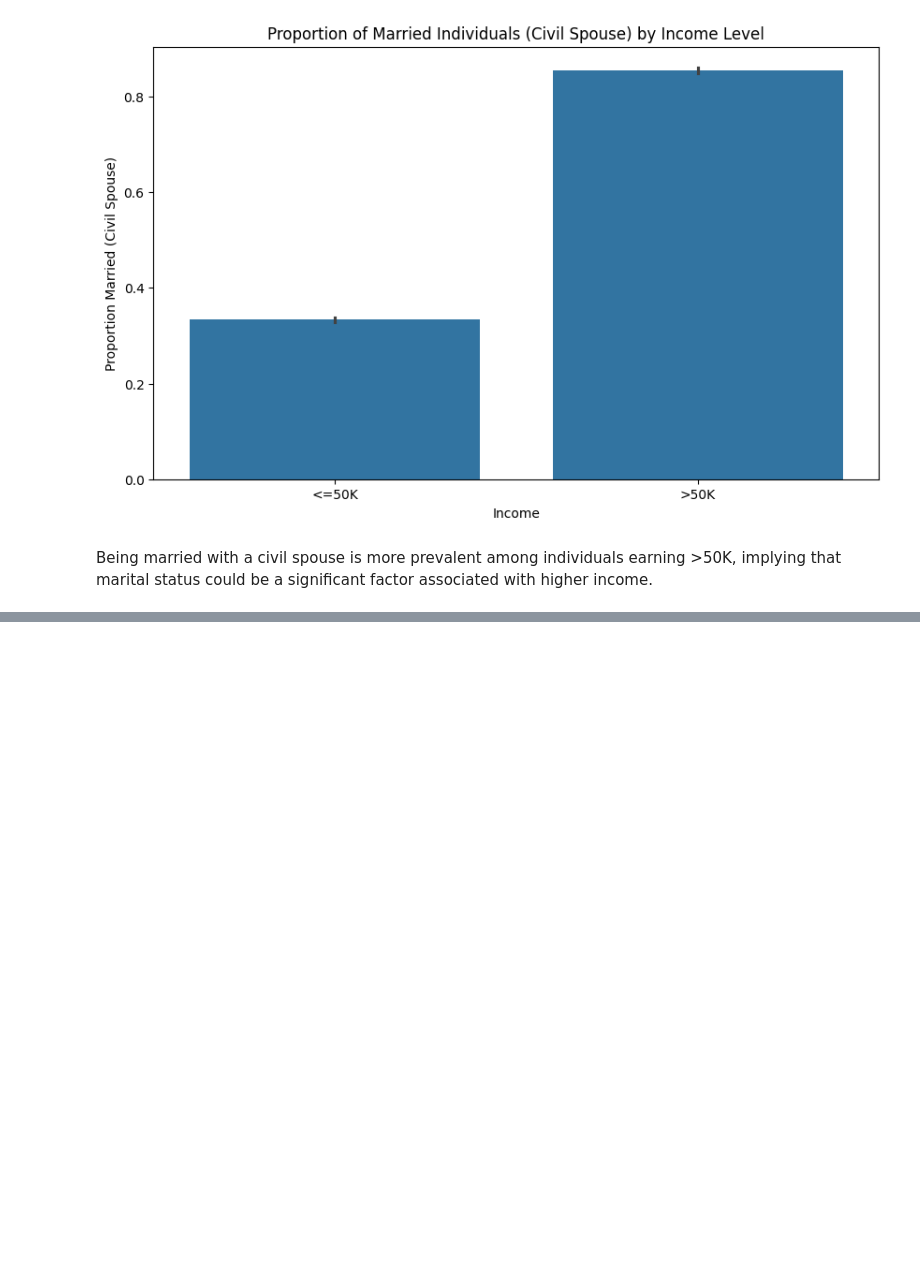
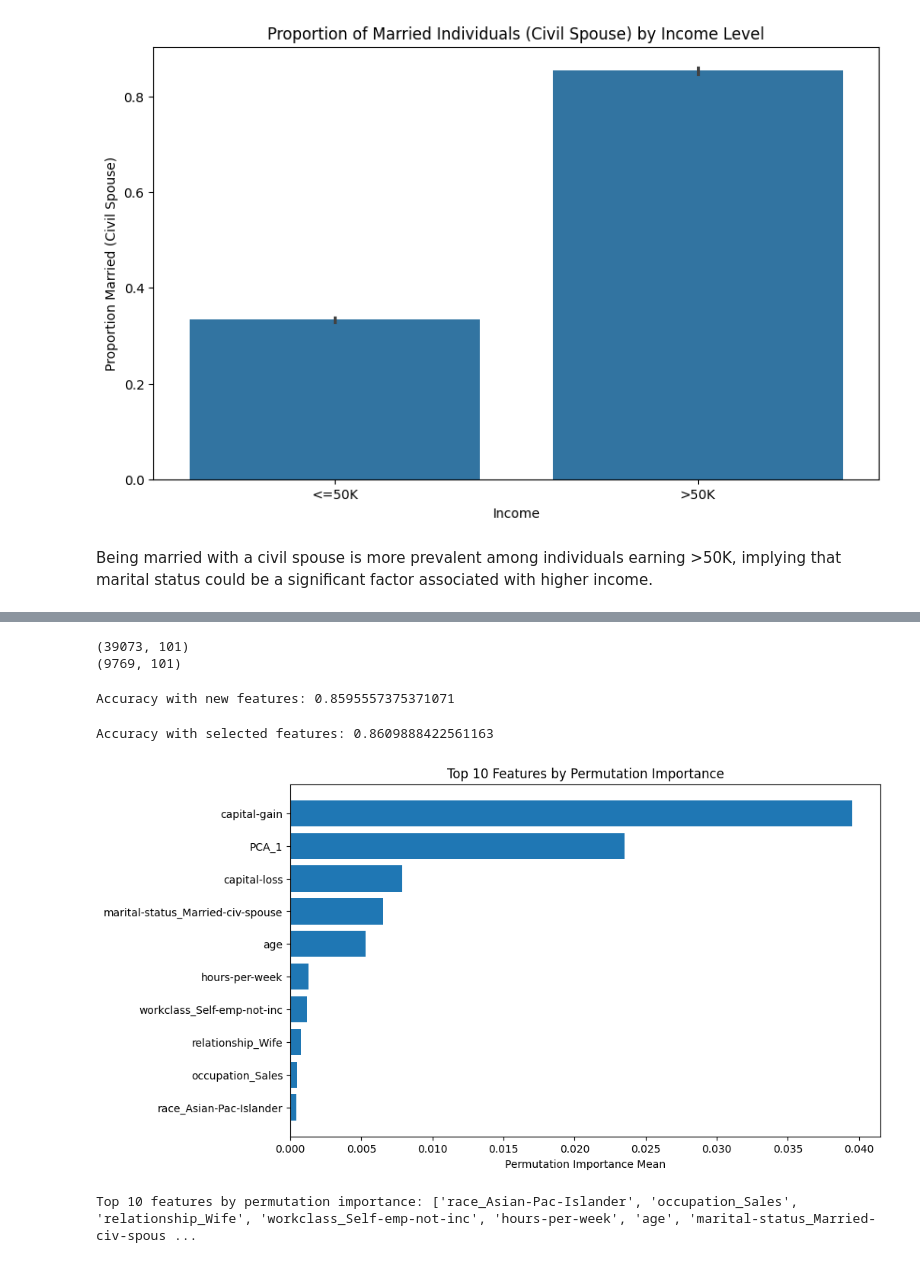
Before and after one commit to Josey1/Project-4_ML, a Jupyter notebook: Project4_part1_core.ipynb, the cells around one changed output, grey strips where cells are left out. Cells and saved outputs as stored; diff of their text form; code cells hidden in the pictures; blank space fills up the shorter version.

```diff
--- a/Project4_part1_core.ipynb
+++ b/Project4_part1_core.ipynb
@@ -188,0 +218,71 @@ Being married with a civil spouse is more prevalent among individuals earning >5
+# %%
+#apply KMeans clustering to get cluster labels and combine these with the original features
+from sklearn.cluster import KMeans
+
+# Apply KMeans clustering
+kmeans = KMeans(n_clusters=3, random_state=42)
+kmeans.fit(X_train_scaled)
+
+# Get cluster labels
+train_clusters = kmeans.predict(X_train_scaled)
+test_clusters = kmeans.predict(X_test_scaled)
+
+# Add cluster labels to the combined datasets
+X_train_combined['Cluster'] = train_clusters
+X_test_combined['Cluster'] = test_clusters
+
+# Check the new shape of the training data
+print(X_train_combined.shape)
+print(X_test_combined.shape)
+# %% [output]
+(39073, 101)
+(9769, 101)
+# %%
+from sklearn.metrics import accuracy_score
+#fit and evaluate a Random Forest model using the new features.
+# Train a Random Forest classifier with the new features
+rf_classifier_new = RandomForestClassifier(random_state=42)
+rf_classifier_new.fit(X_train_combined, y_train)
+
+# Predict on the test set
+y_pred_new = rf_classifier_new.predict(X_test_combined)
+
+# Evaluate the model performance
+accuracy_new = accuracy_score(y_test, y_pred_new)
+print("Accuracy with new features:", accuracy_new)
+# %% [output]
+Accuracy with new features: 0.8595557375371071
+# %%
+# Apply feature selection
+from sklearn.feature_selection import SelectFromModel
+feature_selector = SelectFromModel(rf_classifier_new, threshold='median')
+feature_selector.fit(X_train_combined, y_train)
+X_train_selected = feature_selector.transform(X_train_combined)
+X_test_selected = feature_selector.transform(X_test_combined)
+# %%
+# Fit and evaluate a final model using the selected features
+rf_classifier_selected = RandomForestClassifier(random_state=42)
+rf_classifier_selected.fit(X_train_selected, y_train)
+y_pred_selected = rf_classifier_selected.predict(X_test_selected)
+accuracy_selected = accuracy_score(y_test, y_pred_selected)
+print("Accuracy with selected features:", accuracy_selected)
+# %% [output]
+Accuracy with selected features: 0.8609888422561163
+# %%
+#Extract and visualize the top 10 features using permutation importance
+perm_importance = permutation_importance(rf_classifier_selected, X_test_selected, y_test, n_repeats=10, random_state=42)
+sorted_idx = perm_importance.importances_mean.argsort()[-10:]
+selected_feature_names = X_train_combined.columns[feature_selector.get_support()]
+
+plt.figure(figsize=(10, 6))
+plt.barh(range(len(sorted_idx)), perm_importance.importances_mean[sorted_idx], align='center')
+plt.yticks(range(len(sorted_idx)), [selected_feature_names[i] for i in sorted_idx])
+plt.xlabel('Permutation Importance Mean')
+plt.title('Top 10 Features by Permutation Importance')
+plt.show()
+
+top_features = [selected_feature_names[i] for i in sorted_idx]
+print("Top 10 features by permutation importance:", top_features)
+# %% [output]
+[figure, added]
+Top 10 features by permutation importance: ['race_Asian-Pac-Islander', 'occupation_Sales', 'relationship_Wife', 'workclass_Self-emp-not-inc', 'hours-per-week', 'age', 'marital-status_Married-civ-spous ...
```
Also changed, not shown: parts of 5 cells of this notebook.
